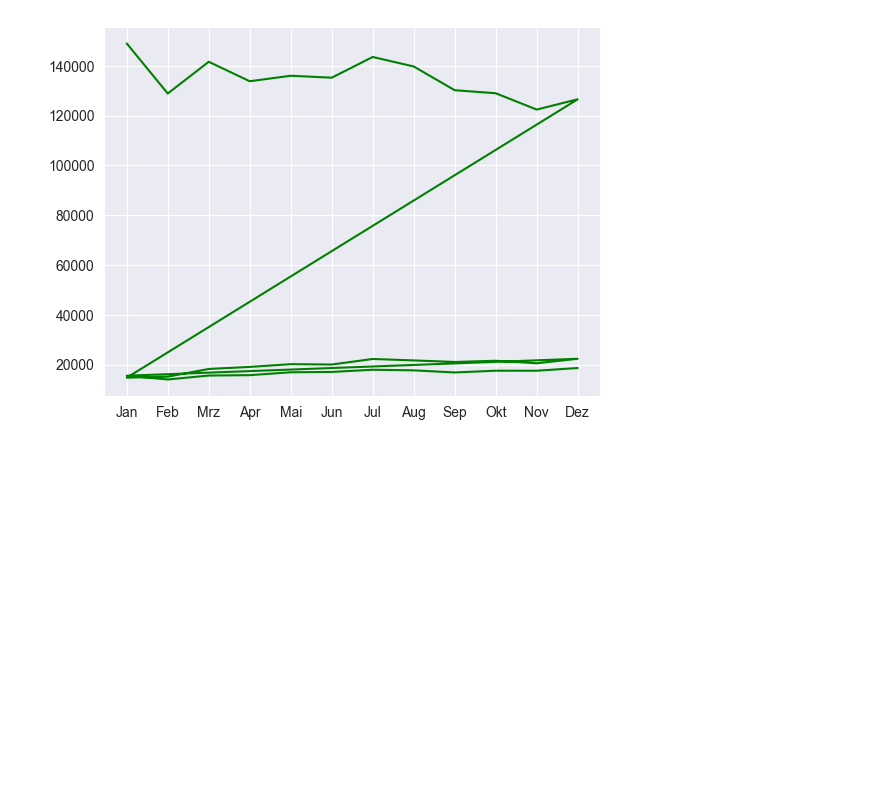
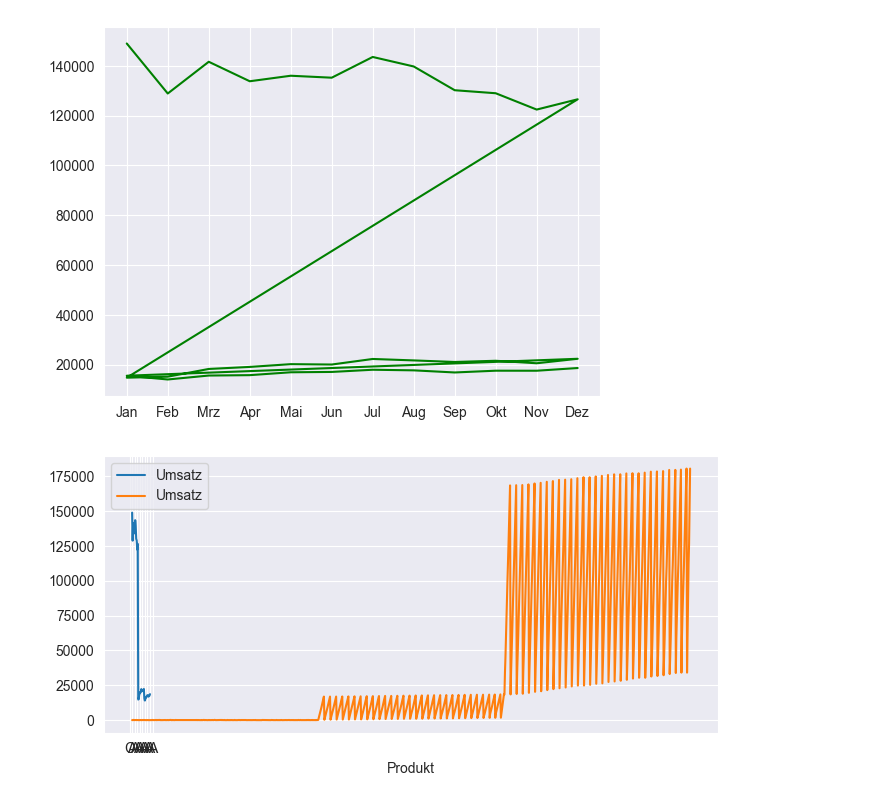
Before and after one commit to DataCraftAnca/Shop-Analyse, a Jupyter notebook: Shop analyse.ipynb, the cells around one changed output. Cells and saved outputs as stored; diff of their text form; code cells hidden in the pictures; blank space fills up the shorter version.

```diff
--- a/Shop analyse.ipynb
+++ b/Shop analyse.ipynb
@@ -169,3 +170,15 @@ plt.show()
 # %% [output]
 TypeError: 'method' object is not subscriptable
 [figure]
+# %%
+import pandas as pd
+from matplotlib import pyplot as plt
+
+plt.rcParams["figure.figsize"] = [7.00, 3.50]
+plt.rcParams["figure.autolayout"] = True
+ax = combined.plot(x='Datum', y='Umsatz')
+df_eu_pivot.plot(ax=ax, x='Produkt', y='Umsatz')
+
+plt.show()
+# %% [output]
+[figure, added]
```
Also changed, not shown: parts of 3 cells of this notebook.
